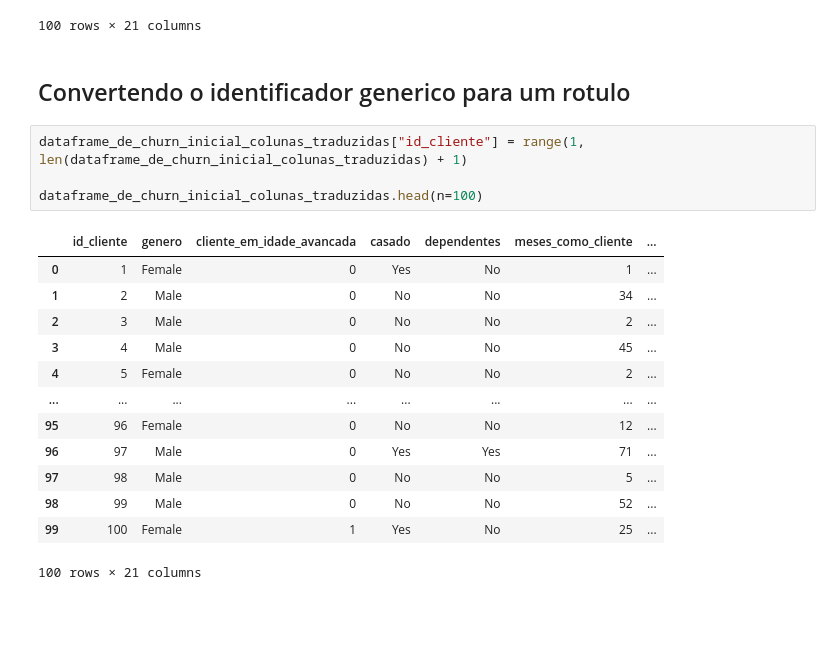
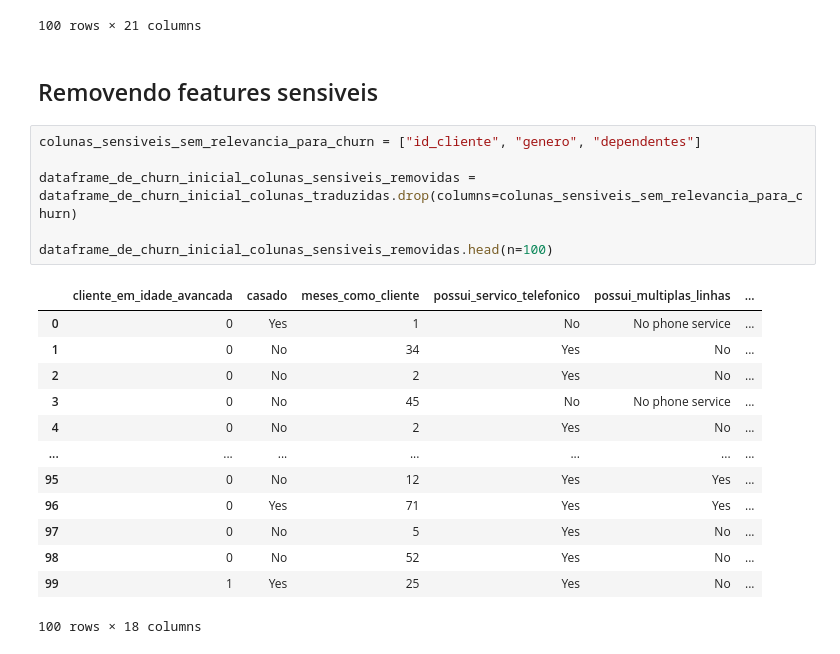
Before and after one commit to Gusta9s/Tech_Challenge_Churn_Prediction, a Jupyter notebook: notebooks/regressao_logistica/historico/V1-Analise_Exploratoria_de_Dados.ipynb, the cells around one changed output. Drawn from its saved outputs; the diff is of its cells as text; blank space fills up the shorter version.

```diff
--- a/notebooks/regressao_logistica/historico/V1-Analise_Exploratoria_de_Dados.ipynb
+++ b/notebooks/regressao_logistica/historico/V1-Analise_Exploratoria_de_Dados.ipynb
@@ -85,23 +85,25 @@ dataframe_de_churn_inicial_colunas_traduzidas.head(n=100)
 | 98 | 3212-KXOCR | Male | 0 | No | No | 52 | ... |
 | 99 | 4598-XLKNJ | Female | 1 | Yes | No | 25 | ... |
 100 rows × 21 columns
-# %% [markdown]
-## Convertendo o identificador generico para um rotulo
-# %%
-dataframe_de_churn_inicial_colunas_traduzidas["id_cliente"] = range(1, len(dataframe_de_churn_inicial_colunas_traduzidas) + 1)
-
-dataframe_de_churn_inicial_colunas_traduzidas.head(n=100)
-# %% [output]
-|  | id_cliente | genero | cliente_em_idade_avancada | casado | dependentes | meses_como_cliente | ... |
-| 0 | 1 | Female | 0 | Yes | No | 1 | ... |
-| 1 | 2 | Male | 0 | No | No | 34 | ... |
-| 2 | 3 | Male | 0 | No | No | 2 | ... |
-| 3 | 4 | Male | 0 | No | No | 45 | ... |
-| 4 | 5 | Female | 0 | No | No | 2 | ... |
-| ... | ... | ... | ... | ... | ... | ... | ... |
-| 95 | 96 | Female | 0 | No | No | 12 | ... |
-| 96 | 97 | Male | 0 | Yes | Yes | 71 | ... |
-| 97 | 98 | Male | 0 | No | No | 5 | ... |
-| 98 | 99 | Male | 0 | No | No | 52 | ... |
-| 99 | 100 | Female | 1 | Yes | No | 25 | ... |
-100 rows × 21 columns
+# %% [markdown]
+## Removendo features sensiveis
+# %%
+colunas_sensiveis_sem_relevancia_para_churn = ["id_cliente", "genero", "dependentes"]
+
+dataframe_de_churn_inicial_colunas_sensiveis_removidas = dataframe_de_churn_inicial_colunas_traduzidas.drop(columns=colunas_sensiveis_sem_relevancia_para_churn)
+
+dataframe_de_churn_inicial_colunas_sensiveis_removidas.head(n=100)
+# %% [output]
+|  | cliente_em_idade_avancada | casado | meses_como_cliente | possui_servico_telefonico | possui_multiplas_linhas | ... |
+| 0 | 0 | Yes | 1 | No | No phone service | ... |
+| 1 | 0 | No | 34 | Yes | No | ... |
+| 2 | 0 | No | 2 | Yes | No | ... |
+| 3 | 0 | No | 45 | No | No phone service | ... |
+| 4 | 0 | No | 2 | Yes | No | ... |
+| ... | ... | ... | ... | ... | ... | ... |
+| 95 | 0 | No | 12 | Yes | Yes | ... |
+| 96 | 0 | Yes | 71 | Yes | Yes | ... |
+| 97 | 0 | No | 5 | Yes | No | ... |
+| 98 | 0 | No | 52 | Yes | No | ... |
+| 99 | 1 | Yes | 25 | Yes | No | ... |
+100 rows × 18 columns
```
Also changed, not shown: parts of 12 cells of this notebook.
